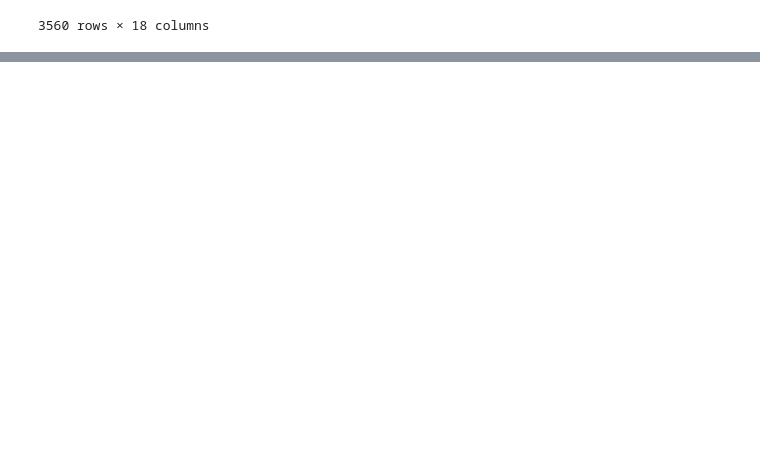
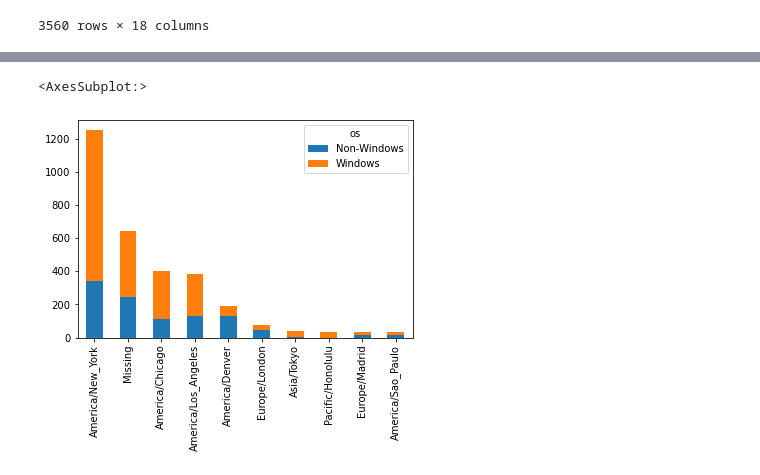
Before and after one commit to mehulchopradev/icon-media-dataanalytics, a Jupyter notebook: url_shortner_analysis.ipynb, the cells around one changed output, grey strips where cells are left out. Saved outputs shown, nothing was run; the diff lists cells and outputs as text; code cells hidden in the pictures; blank space fills up the shorter version.

```diff
--- a/url_shortner_analysis.ipynb
+++ b/url_shortner_analysis.ipynb
@@ -27,0 +227,3 @@ d1
+# %%
+d6 = d1[['tz', 'os']]
+d6
@@ -27,0 +244,3 @@ d1
+# %%
+d6['t'] = 1
+d6
@@ -27,0 +266,4 @@ d1
+# %%
+d7 = d6.pivot_table('t', aggfunc='sum', index='tz', columns=['os'])
+d8 = d7.fillna(0)
+d8
@@ -27,0 +285,3 @@ d1
+# %%
+d9 = d8.loc[d4.index]
+d9
@@ -27,0 +300,5 @@ d1
+# %%
+d9.plot(kind='bar', stacked=True)
+# %% [output]
+<AxesSubplot:>
+[figure, added]
```
Also changed, not shown: parts of 22 cells of this notebook, 4 other files.
